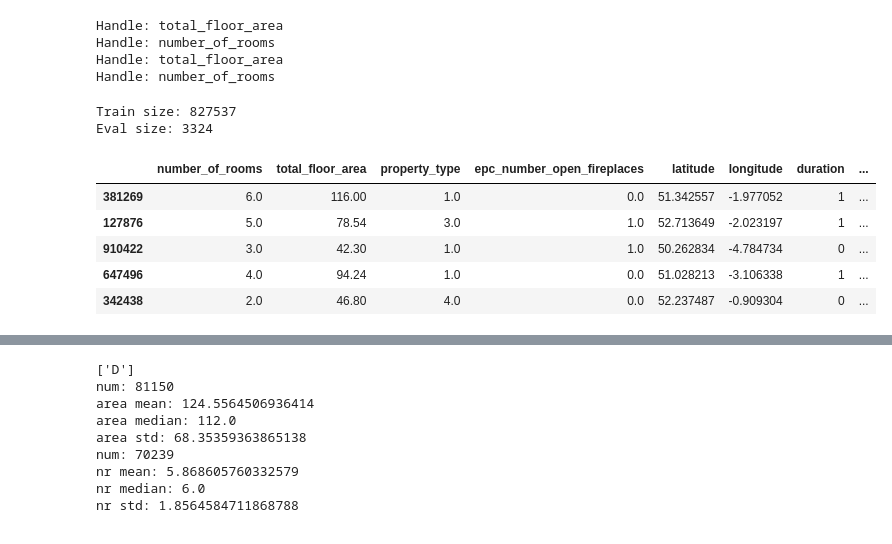
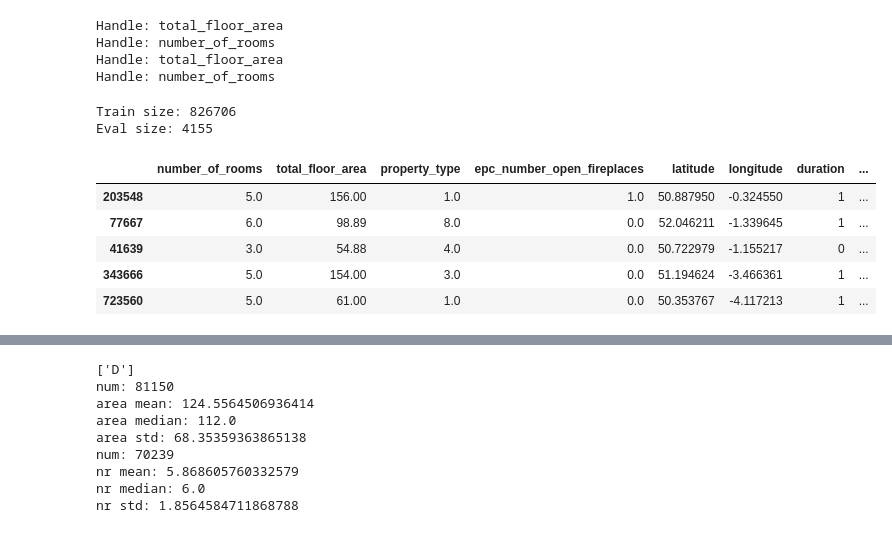
Before and after one commit to somnoynadno/oreeva, a Jupyter notebook: final_main.ipynb, the cells around one changed output, grey strips where cells are left out. Saved outputs shown, nothing was run; the diff lists cells and outputs as text; code cells hidden in the pictures.

```diff
--- a/final_main.ipynb
+++ b/final_main.ipynb
@@ -24,10 +24,10 @@ data2019 = pd.read_csv("static/2019.csv")
 def better_preprocess(data):
     data['old_new'] = data['old_new'].map({'Y': 1, 'N': 0})
     data['duration'] = data['duration'].map({'F': 1, 'L': 0})
-    data['property_type'] = data['property_type'].map({'O': None, 'D': 7, 'F': 4, 'S': 3, 'T': 1})
+    data['property_type'] = data['property_type'].map({'O': None, 'D': 8, 'F': 4, 'S': 3, 'T': 1})
     data['epc_number_open_fireplaces'] = data['epc_number_open_fireplaces'].fillna(0)
-    data['longitude'] = data['longitude'].map(lambda x: x if type(x) is not np.float32 else int(x*100)/100)
-    data['latitude'] = data['latitude'].map(lambda x: x if type(x) is not np.float32 else int(x*100)/100)
+    data['longitude'] = data['longitude'].map(lambda x: x if type(x) is not np.float32 else int(x*10)/10)
+    data['latitude'] = data['latitude'].map(lambda x: x if type(x) is not np.float32 else int(x*10)/10)
 
     return data
 
@@ -177,19 +177,19 @@ Handle: number_of_rooms
 Handle: total_floor_area
 Handle: number_of_rooms
 # %%
-train_data, eval_data, train_labels, eval_labels = train_test_split(result[train_columns], result[target], test_size=0.004, random_state = 13)
+train_data, eval_data, train_labels, eval_labels = train_test_split(result[train_columns], result[target], test_size=0.005, random_state = 10)
 
 print("Train size:", len(train_data))
 print("Eval size:", len(eval_data))
 
 train_data.head()
 # %% [output]
-Train size: 827537
-Eval size: 3324
+Train size: 826706
+Eval size: 4155
 |  | number_of_rooms | total_floor_area | property_type | epc_number_open_fireplaces | latitude | longitude | duration | ... |
-| 381269 | 6.0 | 116.00 | 1.0 | 0.0 | 51.342557 | -1.977052 | 1 | ... |
-| 127876 | 5.0 | 78.54 | 3.0 | 1.0 | 52.713649 | -2.023197 | 1 | ... |
-| 910422 | 3.0 | 42.30 | 1.0 | 1.0 | 50.262834 | -4.784734 | 0 | ... |
-| 647496 | 4.0 | 94.24 | 1.0 | 0.0 | 51.028213 | -3.106338 | 1 | ... |
-| 342438 | 2.0 | 46.80 | 4.0 | 0.0 | 52.237487 | -0.909304 | 0 | ... |
+| 203548 | 5.0 | 156.00 | 1.0 | 1.0 | 50.887950 | -0.324550 | 1 | ... |
+| 77667 | 6.0 | 98.89 | 8.0 | 0.0 | 52.046211 | -1.339645 | 1 | ... |
+| 41639 | 3.0 | 54.88 | 4.0 | 0.0 | 50.722979 | -1.155217 | 0 | ... |
+| 343666 | 5.0 | 154.00 | 3.0 | 0.0 | 51.194624 | -3.466361 | 1 | ... |
+| 723560 | 5.0 | 61.00 | 1.0 | 0.0 | 50.353767 | -4.117213 | 1 | ... |
 # %%
```
Also changed, not shown: parts of 6 cells of this notebook, 1 other file.
